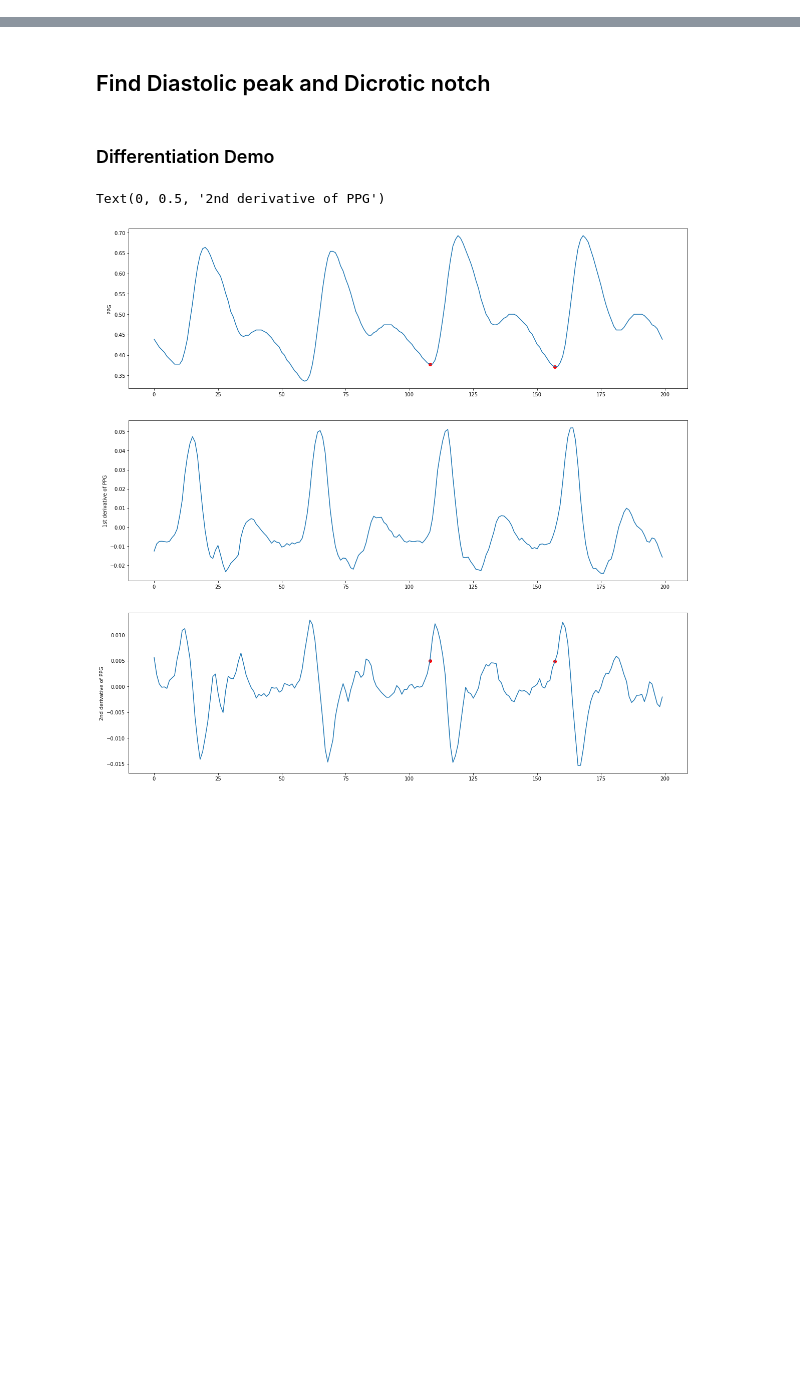
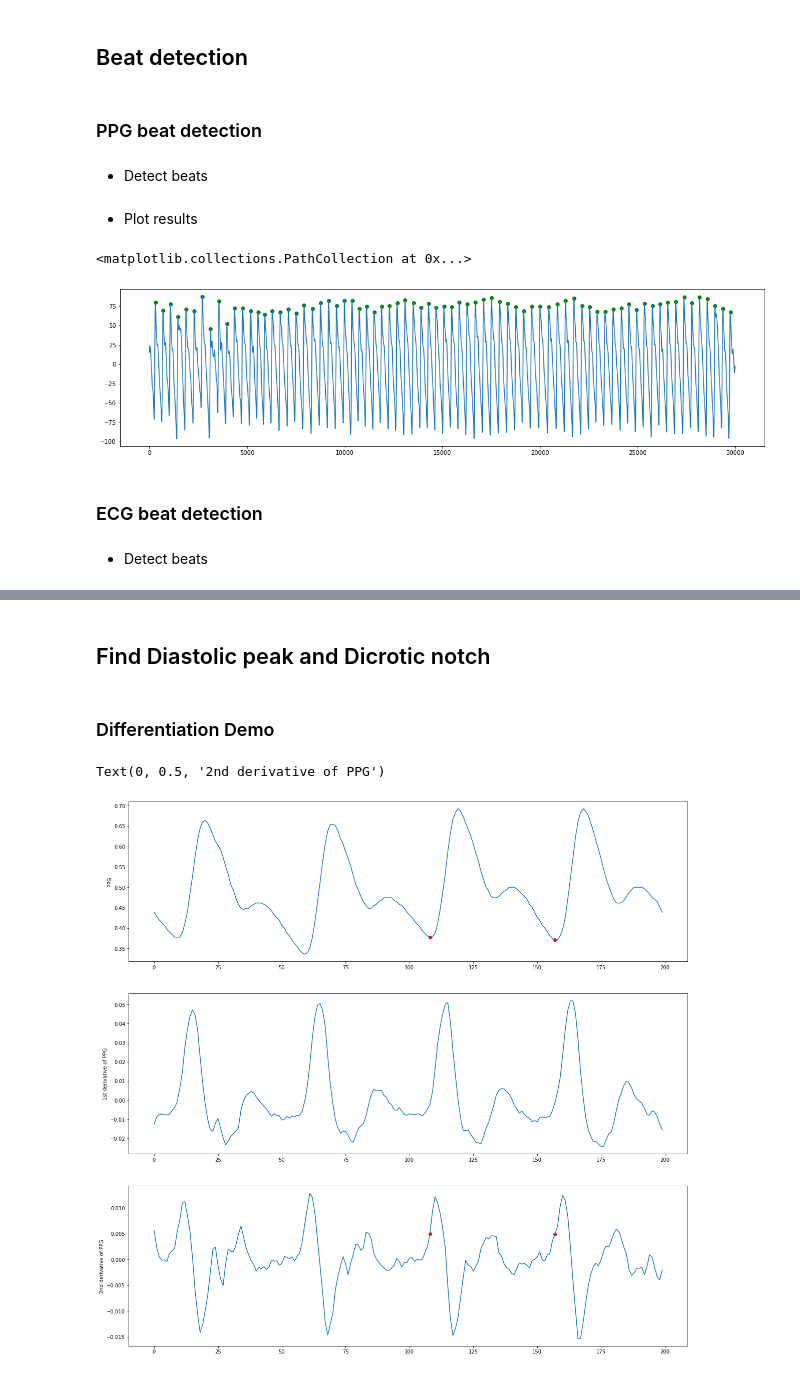
Before and after one commit to peterhcharlton/bsp-book, a Jupyter notebook: content/case-studies/vasc-age-example.ipynb, the cells around one changed output, grey strips where cells are left out. Cells and saved outputs as stored; diff of their text form; code cells hidden in the pictures; blank space fills up the shorter version.

```diff
--- a/content/case-studies/vasc-age-example.ipynb
+++ b/content/case-studies/vasc-age-example.ipynb
@@ -119,0 +253,2 @@ plt.scatter(onsets, heights_onsets, marker='o', color='red')
+# %%
+fs = segment_data.fs
@@ -119,0 +257,2 @@ plt.scatter(onsets, heights_onsets, marker='o', color='red')
+# %%
+ppg = -1*ppg
@@ -119,0 +263,2 @@ plt.scatter(onsets, heights_onsets, marker='o', color='red')
+# %%
+ppg = nk2.ppg_clean(ppg, sampling_rate=fs)
@@ -119,0 +269,22 @@ plt.scatter(onsets, heights_onsets, marker='o', color='red')
+# %% [markdown]
+## Beat detection
+# %% [markdown]
+### PPG beat detection
+# %% [markdown]
+- Detect beats
+# %%
+ppg_peaks = get_ppg_peaks(ppg, fs)
+# %% [markdown]
+- Plot results
+# %%
+plt.figure(figsize=(20,5))
+plt.plot(ppg)
+heights = ppg[ppg_peaks]
+plt.scatter(ppg_peaks, heights, marker='o', color='green')
+# %% [output]
+<matplotlib.collections.PathCollection at 0x...>
+[figure, added]
+# %% [markdown]
+### ECG beat detection
+# %% [markdown]
+- Detect beats
```
Also changed, not shown: parts of 82 cells of this notebook, 8 other files.
